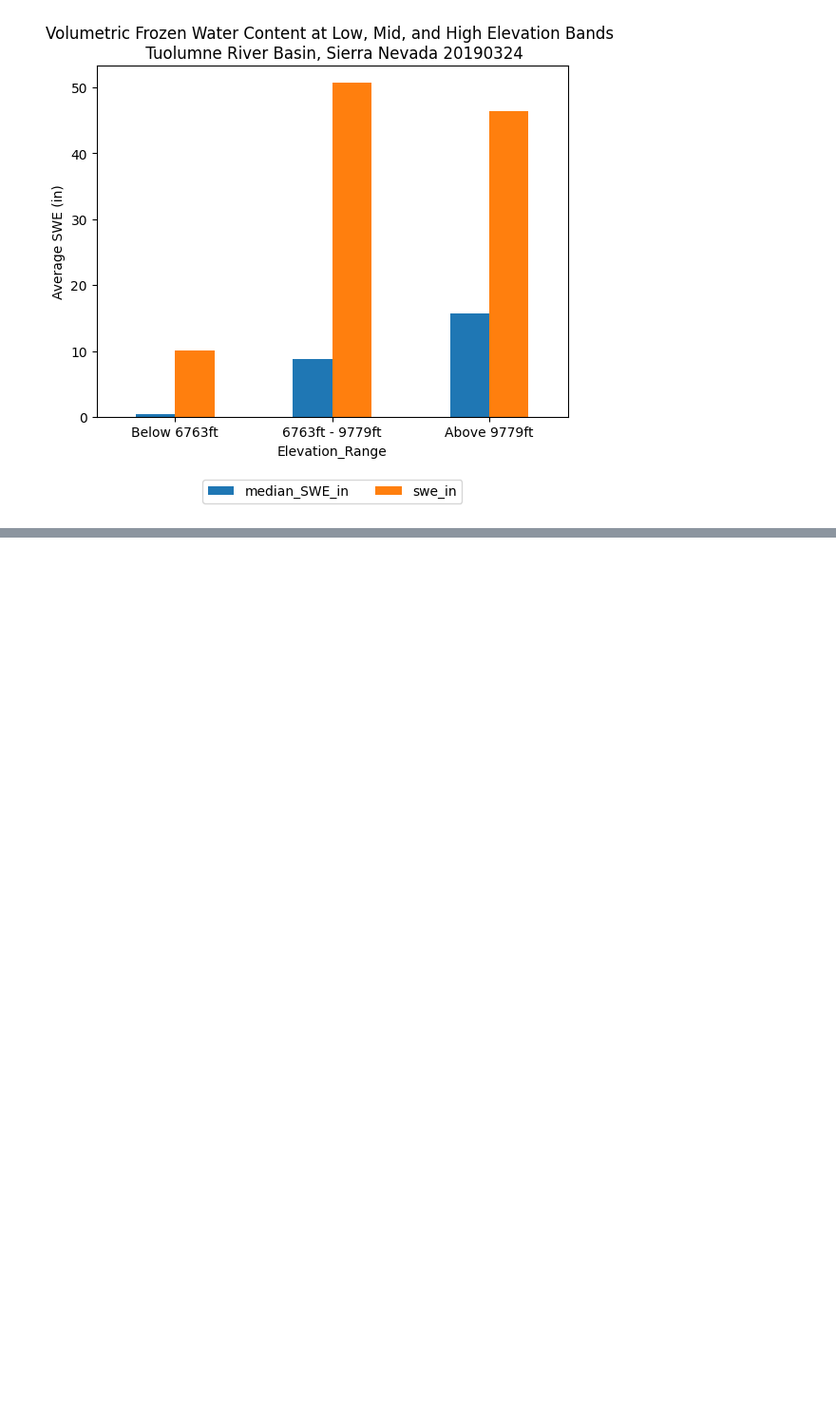
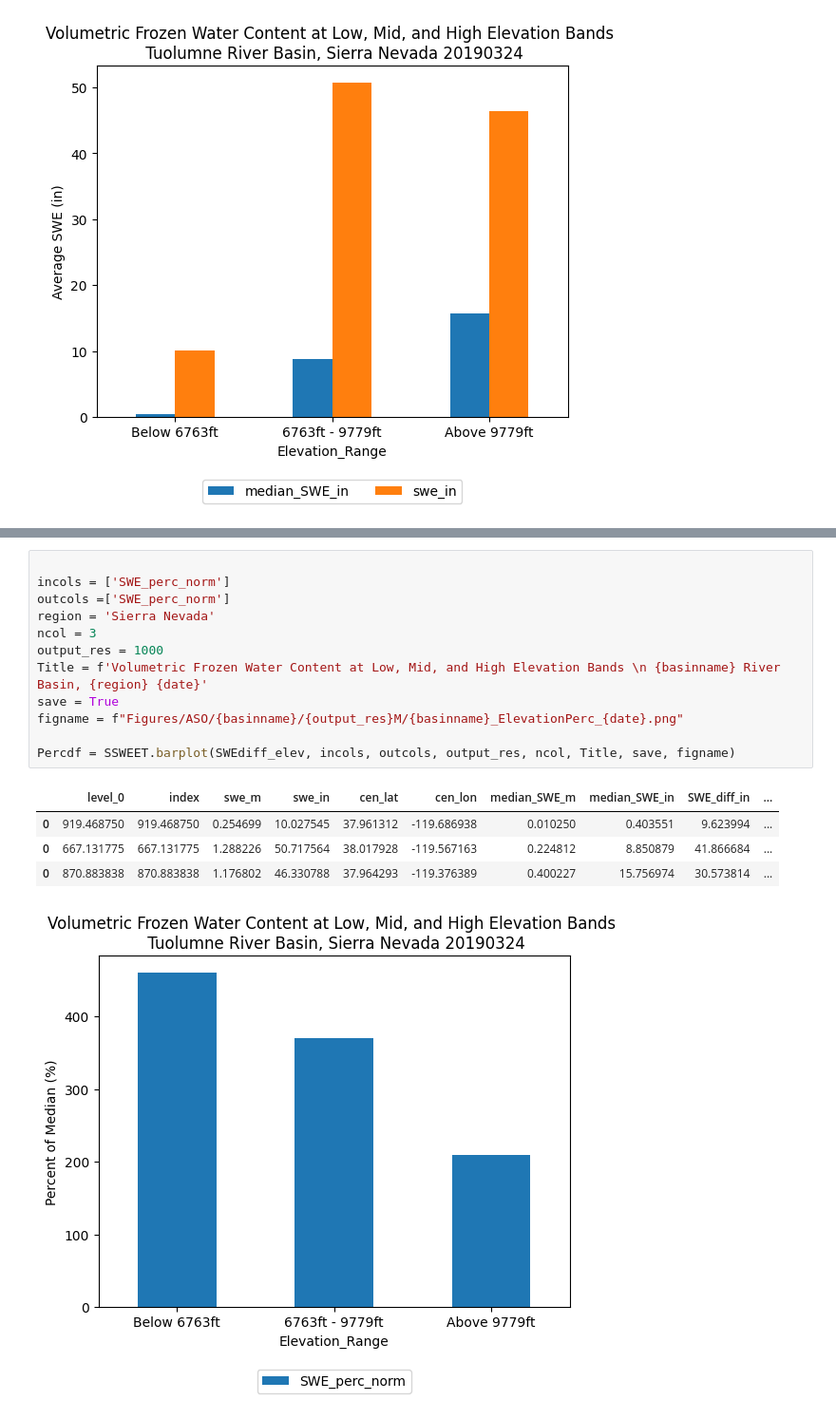
Before and after one commit to CIROH-Snow/Intro-to-Snow-Observations-Modeling-Analysis, a Jupyter notebook: ASO.ipynb, the cells around one changed output, grey strips where cells are left out. Shown at 95% size. Drawn from its saved outputs; the diff is of its cells as text; blank space fills up the shorter version.

```diff
--- a/ASO.ipynb
+++ b/ASO.ipynb
@@ -278,3 +298,21 @@ figname = f"Figures/ASO/{basinname}/{output_res}M/{basinname}_ElevationVol_{date
 Vdf = SSWEET.barplot(SWEdiff_elev, incols, outcols, output_res, ncol, Title, save, figname)
 # %% [output]
 [figure]
+# %%
+
+incols = ['SWE_perc_norm']
+outcols =['SWE_perc_norm']
+region = 'Sierra Nevada'
+ncol = 3
+output_res = 1000
+Title = f'Volumetric Frozen Water Content at Low, Mid, and High Elevation Bands \n {basinname} River Basin, {region} {date}'
+save = True
+figname = f"Figures/ASO/{basinname}/{output_res}M/{basinname}_ElevationPerc_{date}.png"
+
+Percdf = SSWEET.barplot(SWEdiff_elev, incols, outcols, output_res, ncol, Title, save, figname)
+# %% [output]
+|  | level_0 | index | swe_m | swe_in | cen_lat | cen_lon | median_SWE_m | median_SWE_in | SWE_diff_in | ... |
+| 0 | 919.468750 | 919.468750 | 0.254699 | 10.027545 | 37.961312 | -119.686938 | 0.010250 | 0.403551 | 9.623994 | ... |
+| 0 | 667.131775 | 667.131775 | 1.288226 | 50.717564 | 38.017928 | -119.567163 | 0.224812 | 8.850879 | 41.866684 | ... |
+| 0 | 870.883838 | 870.883838 | 1.176802 | 46.330788 | 37.964293 | -119.376389 | 0.400227 | 15.756974 | 30.573814 | ... |
+[figure, added]
```
Also changed, not shown: parts of 4 cells of this notebook.
